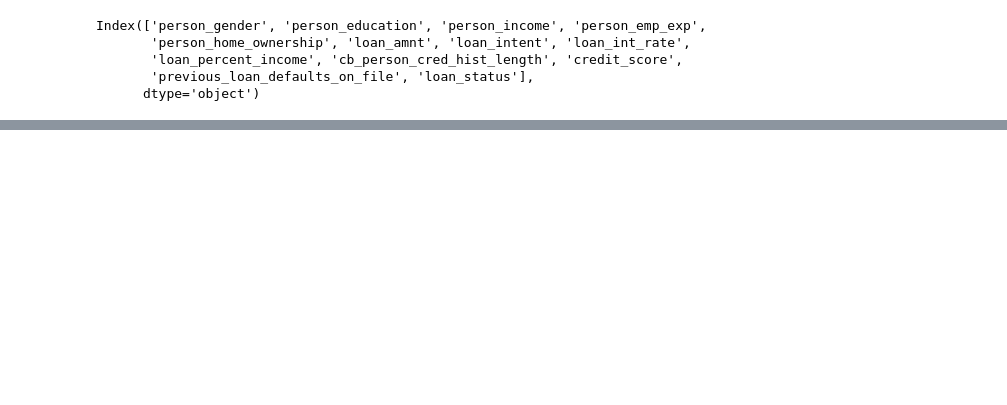
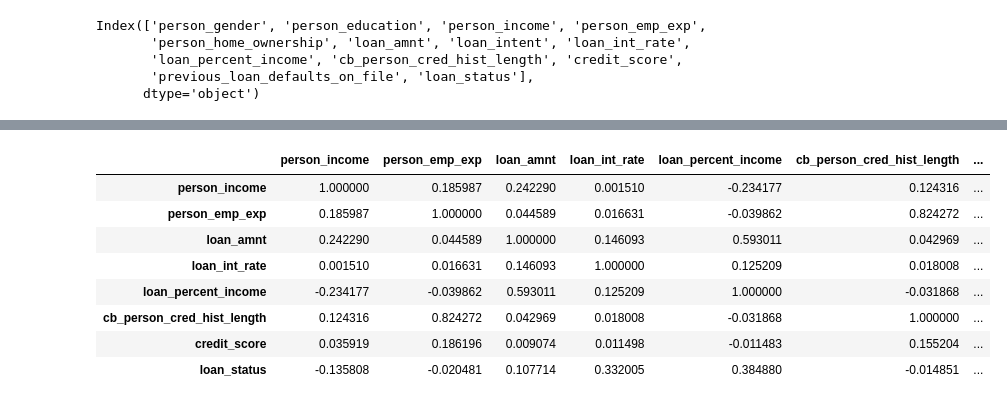
Before and after one commit to Liliankaburo/Loan-approval-project, a Jupyter notebook: loan approval.ipynb, the cells around one changed output, grey strips where cells are left out. Cells and saved outputs as stored; diff of their text form; code cells hidden in the pictures; blank space fills up the shorter version.

```diff
--- a/loan approval.ipynb
+++ b/loan approval.ipynb
@@ -211,0 +225,12 @@ for column in numerical_columns:
+# %%
+data.corr()
+# %% [output]
+|  | person_income | person_emp_exp | loan_amnt | loan_int_rate | loan_percent_income | cb_person_cred_hist_length | ... |
+| person_income | 1.000000 | 0.185987 | 0.242290 | 0.001510 | -0.234177 | 0.124316 | ... |
+| person_emp_exp | 0.185987 | 1.000000 | 0.044589 | 0.016631 | -0.039862 | 0.824272 | ... |
+| loan_amnt | 0.242290 | 0.044589 | 1.000000 | 0.146093 | 0.593011 | 0.042969 | ... |
+| loan_int_rate | 0.001510 | 0.016631 | 0.146093 | 1.000000 | 0.125209 | 0.018008 | ... |
+| loan_percent_income | -0.234177 | -0.039862 | 0.593011 | 0.125209 | 1.000000 | -0.031868 | ... |
+| cb_person_cred_hist_length | 0.124316 | 0.824272 | 0.042969 | 0.018008 | -0.031868 | 1.000000 | ... |
+| credit_score | 0.035919 | 0.186196 | 0.009074 | 0.011498 | -0.011483 | 0.155204 | ... |
+| loan_status | -0.135808 | -0.020481 | 0.107714 | 0.332005 | 0.384880 | -0.014851 | ... |
```
Also changed, not shown: parts of 21 cells of this notebook.
